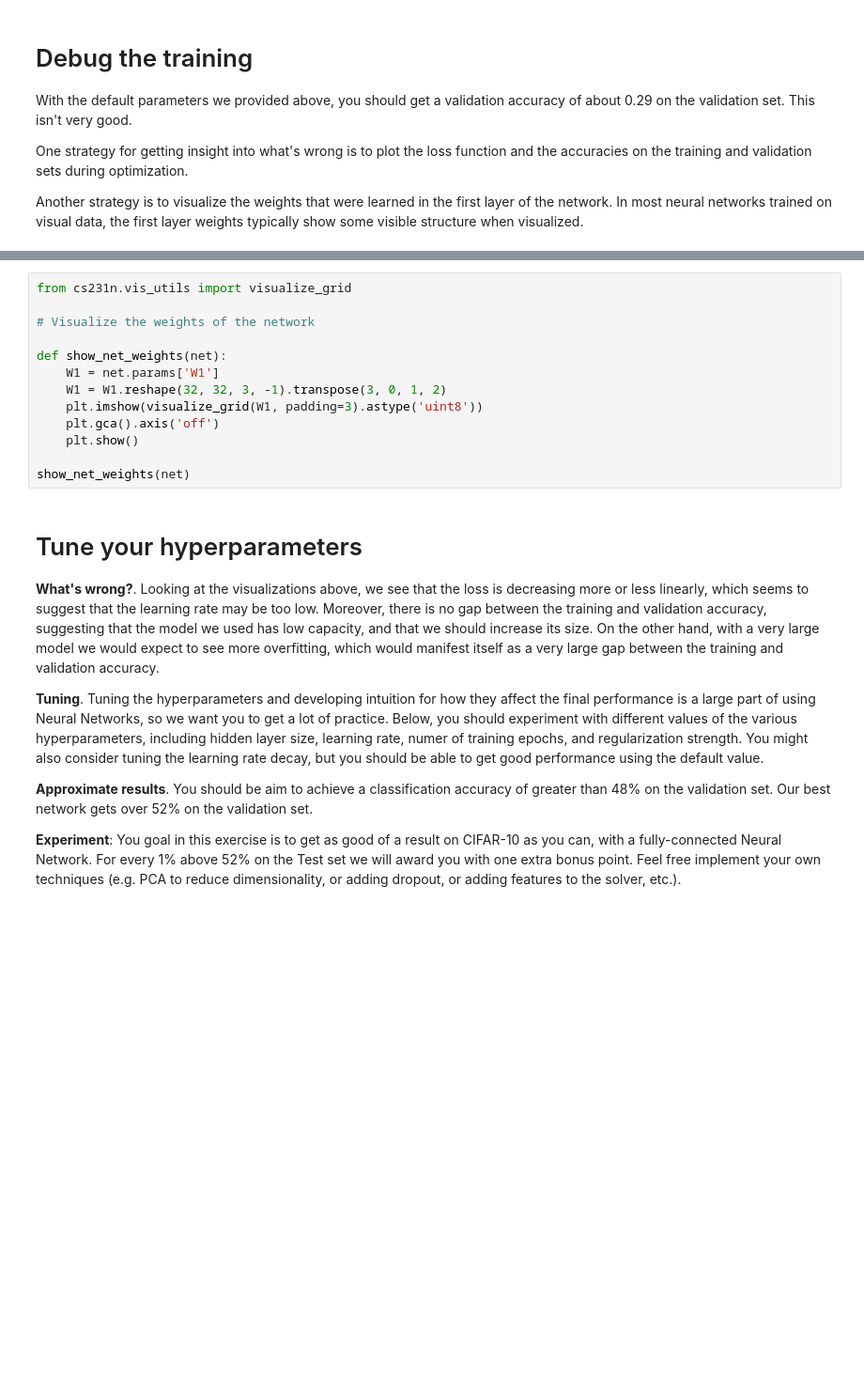
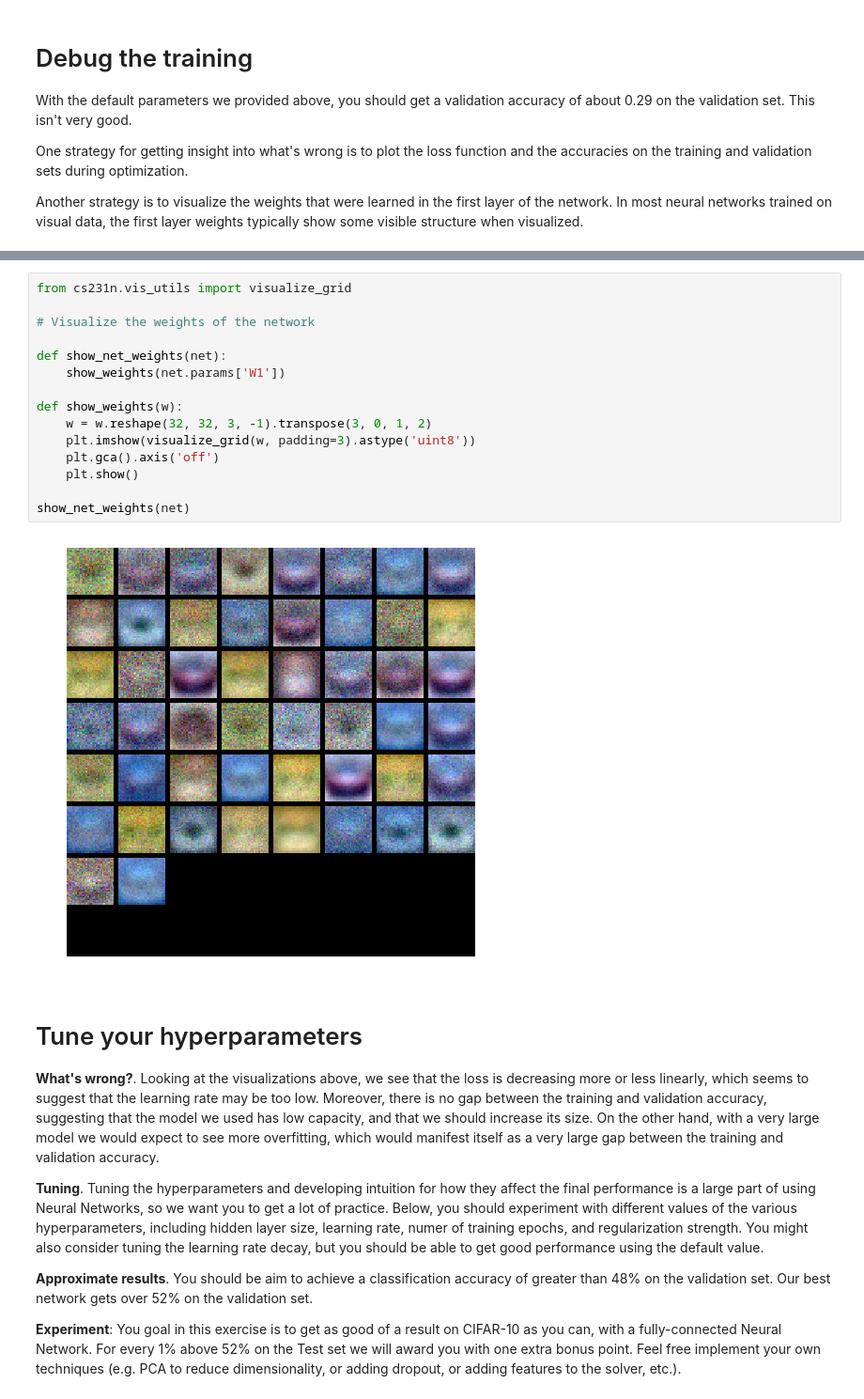
Before and after one commit to StevenShuoFeng/cs231, a Jupyter notebook: assignment1/two_layer_net.ipynb, the cells around one changed output, grey strips where cells are left out. Shown: that part at 94% size. Cells and saved outputs as stored; diff of their text form; blank space fills up the shorter version.

```diff
--- a/assignment1/two_layer_net.ipynb
+++ b/assignment1/two_layer_net.ipynb
@@ -257,16 +278,20 @@ plt.show()
 # %%
 from cs231n.vis_utils import visualize_grid
 
 # Visualize the weights of the network
 
 def show_net_weights(net):
-    W1 = net.params['W1']
-    W1 = W1.reshape(32, 32, 3, -1).transpose(3, 0, 1, 2)
-    plt.imshow(visualize_grid(W1, padding=3).astype('uint8'))
+    show_weights(net.params['W1'])
+
+def show_weights(w):
+    w = w.reshape(32, 32, 3, -1).transpose(3, 0, 1, 2)
+    plt.imshow(visualize_grid(w, padding=3).astype('uint8'))
     plt.gca().axis('off')
     plt.show()
 
 show_net_weights(net)
+# %% [output]
+[figure, added]
 # %% [markdown]
 # Tune your hyperparameters
 
```
Also changed, not shown: parts of 8 cells of this notebook, 1 other file.
